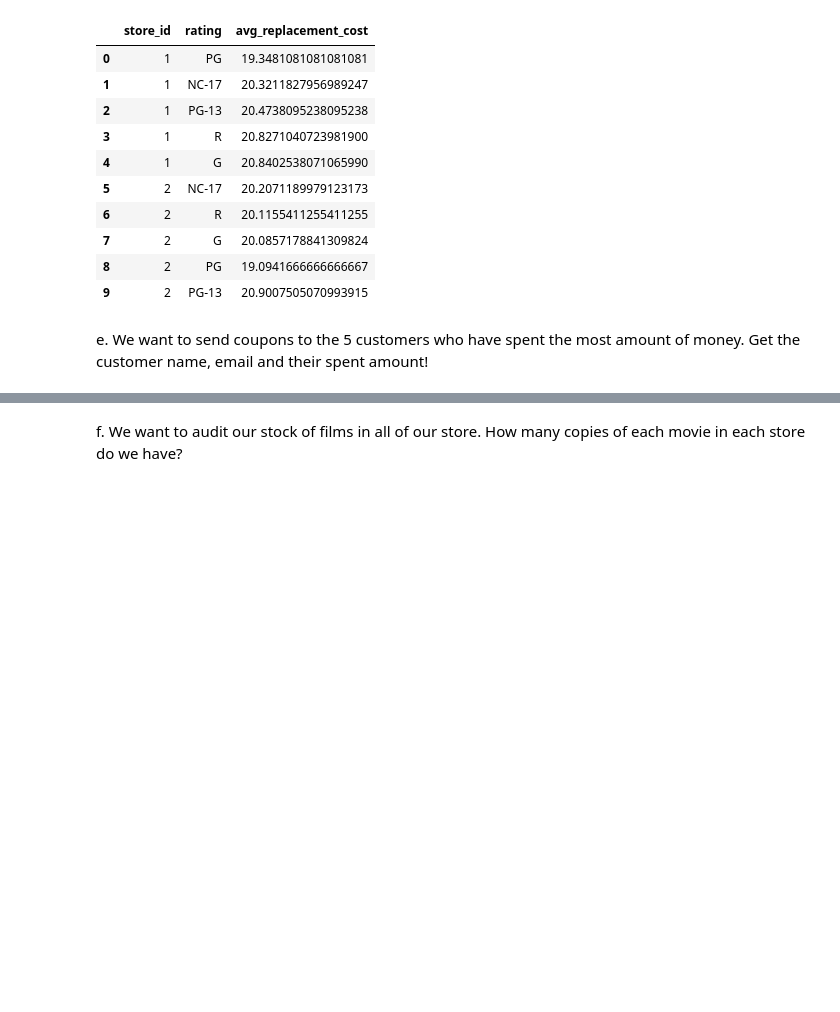
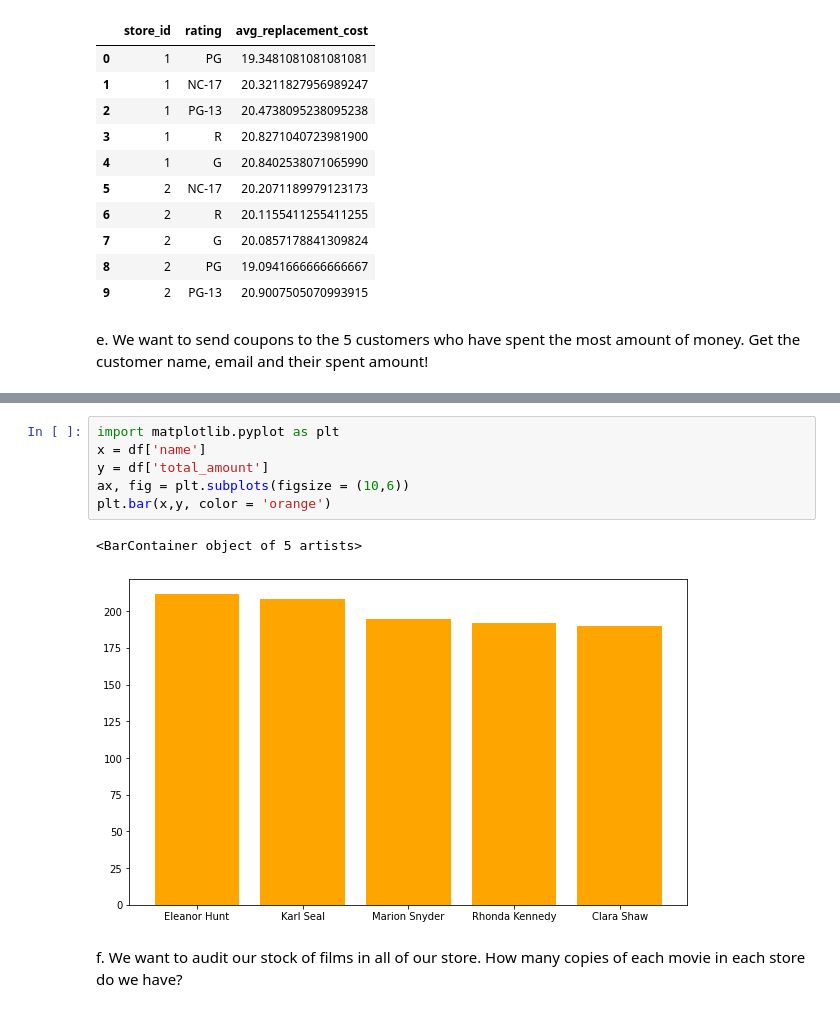
Before and after one commit to ronnyfahrudin/IYKRA-FELLOWSHIP-Data-Science, a Jupyter notebook: Project Coding/Solution SQL project and Python.ipynb, the cells around one changed output, grey strips where cells are left out. Cells and saved outputs as stored; diff of their text form; blank space fills up the shorter version.

```diff
--- a/Project Coding/Solution SQL project and Python.ipynb
+++ b/Project Coding/Solution SQL project and Python.ipynb
@@ -122,6 +130,15 @@ df
 | 2 | Marion Snyder | marion.snyder@sakilacustomer.org | 194.61 |
 | 3 | Rhonda Kennedy | rhonda.kennedy@sakilacustomer.org | 191.62 |
 | 4 | Clara Shaw | clara.shaw@sakilacustomer.org | 189.60 |
+# %%
+import matplotlib.pyplot as plt
+x = df['name']
+y = df['total_amount']
+ax, fig = plt.subplots(figsize = (10,6))
+plt.bar(x,y, color = 'orange')
+# %% [output]
+<BarContainer object of 5 artists>
+[figure, added]
 # %% [markdown]
 f. We want to audit our stock of films in all of our store. How many copies of each movie in each store do we have?
 # %%
```
Also changed, not shown: parts of 3 cells of this notebook.
